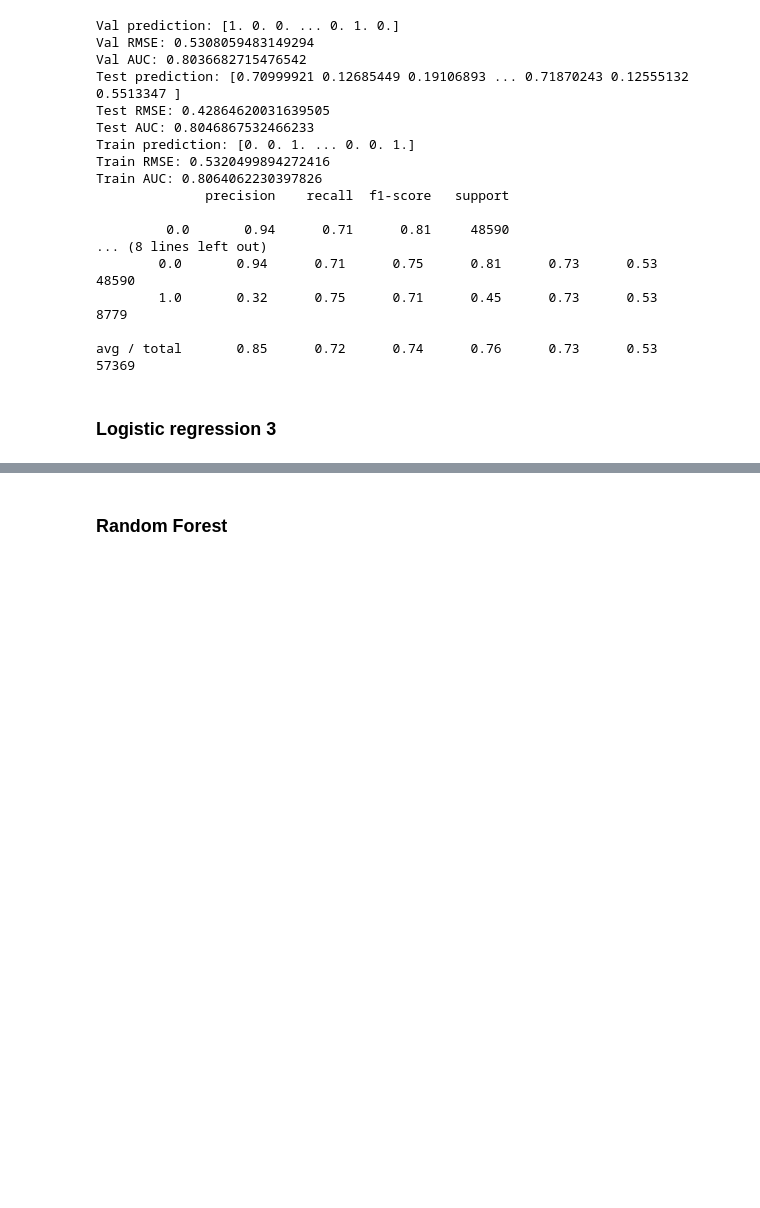
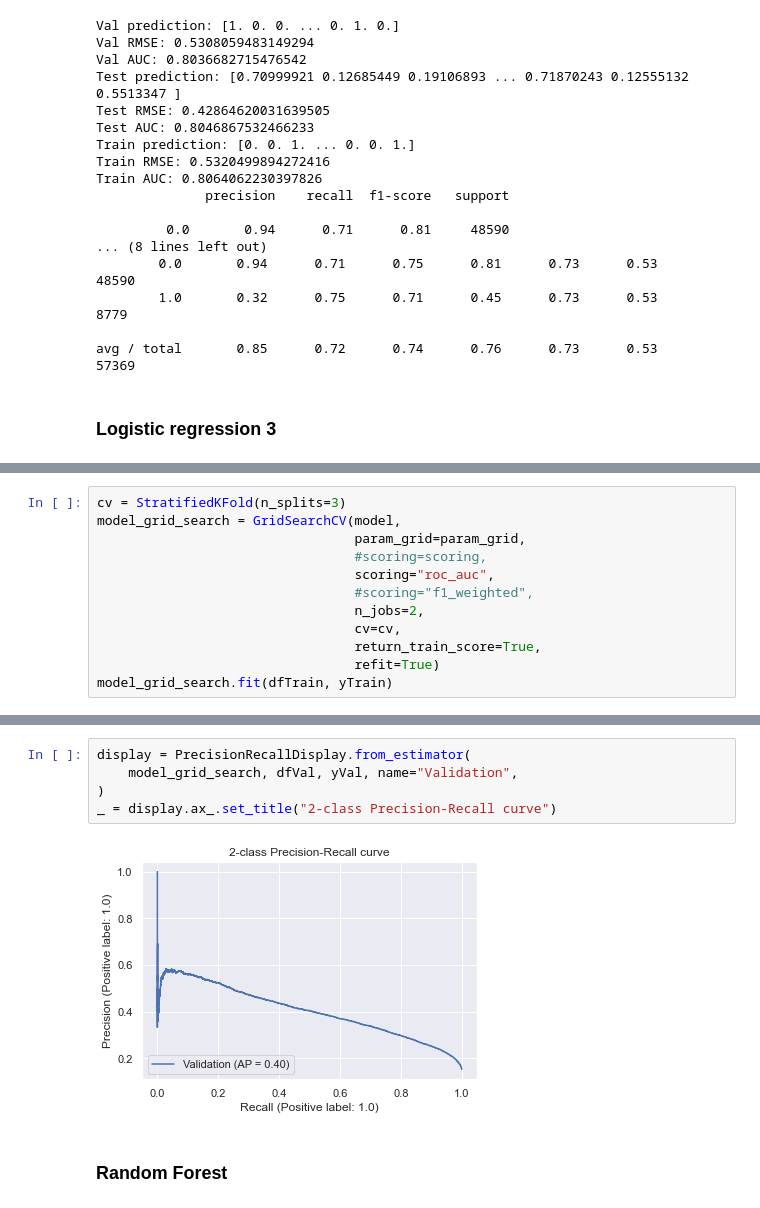
Before and after one commit to maclavijo/MLZoomcamp, a Jupyter notebook: MLZ_MidtermProject/Diabetes.ipynb, the cells around one changed output, grey strips where cells are left out. Saved outputs shown, nothing was run; the diff lists cells and outputs as text; blank space fills up the shorter version.

```diff
--- a/MLZ_MidtermProject/Diabetes.ipynb
+++ b/MLZ_MidtermProject/Diabetes.ipynb
@@ -592,0 +685,12 @@ avg / total       0.72      0.85      0.15      0.78      0.00      0.00     573
+# %%
+cv = StratifiedKFold(n_splits=3)
+model_grid_search = GridSearchCV(model,
+                                 param_grid=param_grid,
+                                 #scoring=scoring,
+                                 scoring="roc_auc",
+                                 #scoring="f1_weighted",
+                                 n_jobs=2,
+                                 cv=cv,
+                                 return_train_score=True,
+                                 refit=True)
+model_grid_search.fit(dfTrain, yTrain)
@@ -593,3 +705,10 @@ avg / total       0.72      0.85      0.15      0.78      0.00      0.00     573
+# %%
+display = PrecisionRecallDisplay.from_estimator(
+    model_grid_search, dfVal, yVal, name="Validation",
+)
+_ = display.ax_.set_title("2-class Precision-Recall curve")
+# %% [output]
+[figure, added]
 # %% [markdown]
 ### Random Forest
 # %%
```
Also changed, not shown: parts of 66 cells of this notebook.
